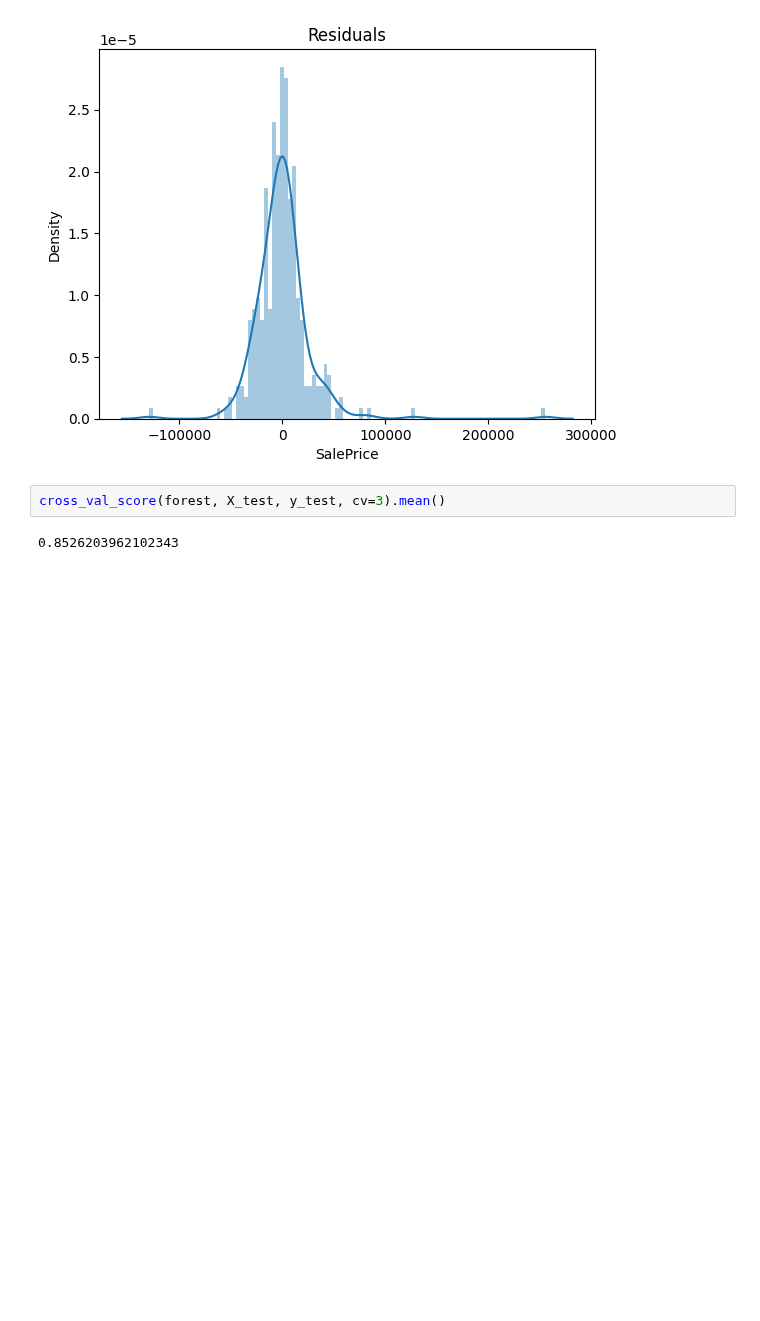
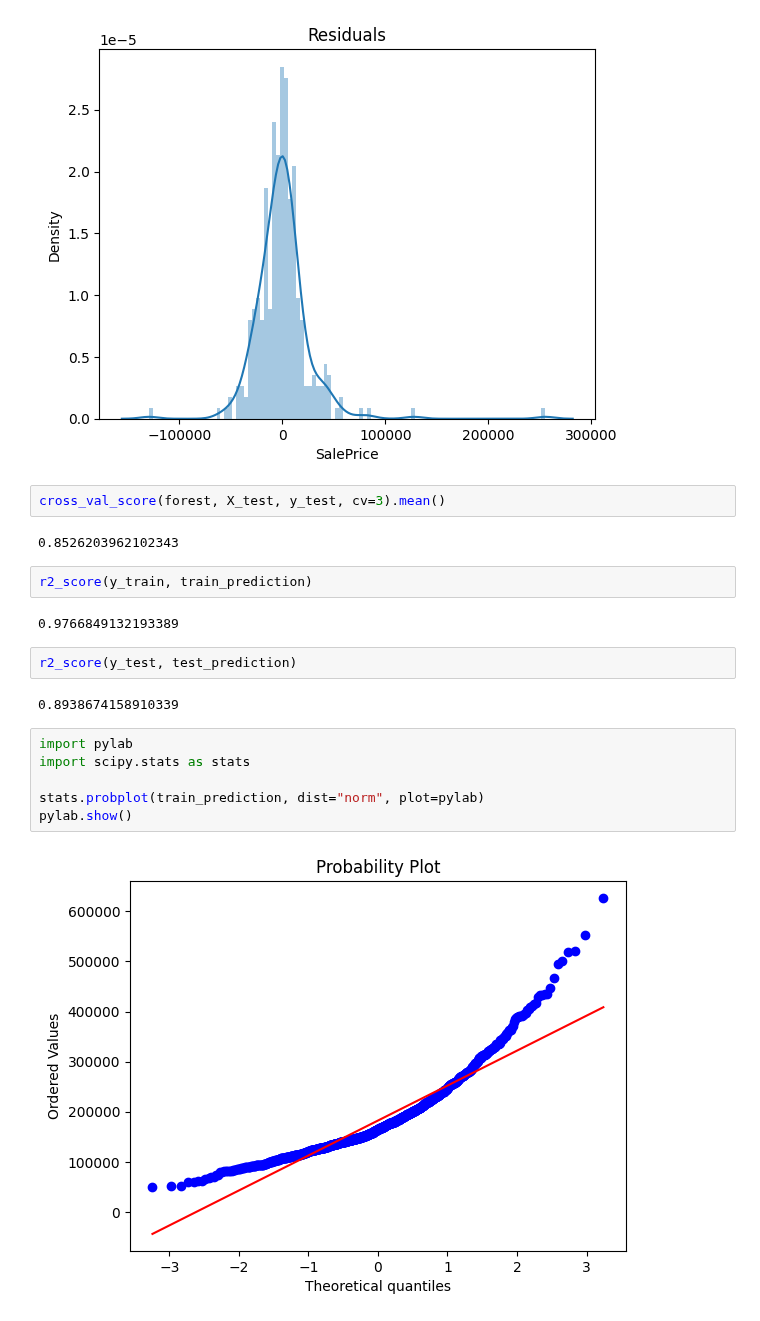
Before and after one commit to Venchislaw/PracticalAI, a Jupyter notebook: Machine Learning/RealProjects/RealEstateWebSite/data_science/ML Side/models_try.ipynb, the cells around one changed output. Drawn from its saved outputs; the diff is of its cells as text; blank space fills up the shorter version.

```diff
--- a/Machine Learning/RealProjects/RealEstateWebSite/data_science/ML Side/models_try.ipynb
+++ b/Machine Learning/RealProjects/RealEstateWebSite/data_science/ML Side/models_try.ipynb
@@ -211,3 +211,19 @@ sns.distplot(residuals, bins = 100);
 cross_val_score(forest, X_test, y_test, cv=3).mean()
 # %% [output]
 0.8526203962102343
+# %%
+r2_score(y_train, train_prediction)
+# %% [output]
+0.9766849132193389
+# %%
+r2_score(y_test, test_prediction)
+# %% [output]
+0.8938674158910339
+# %%
+import pylab
+import scipy.stats as stats
+
+stats.probplot(train_prediction, dist="norm", plot=pylab)
+pylab.show()
+# %% [output]
+[figure, added]
```
Also changed, not shown: parts of 1 cell of this notebook.
